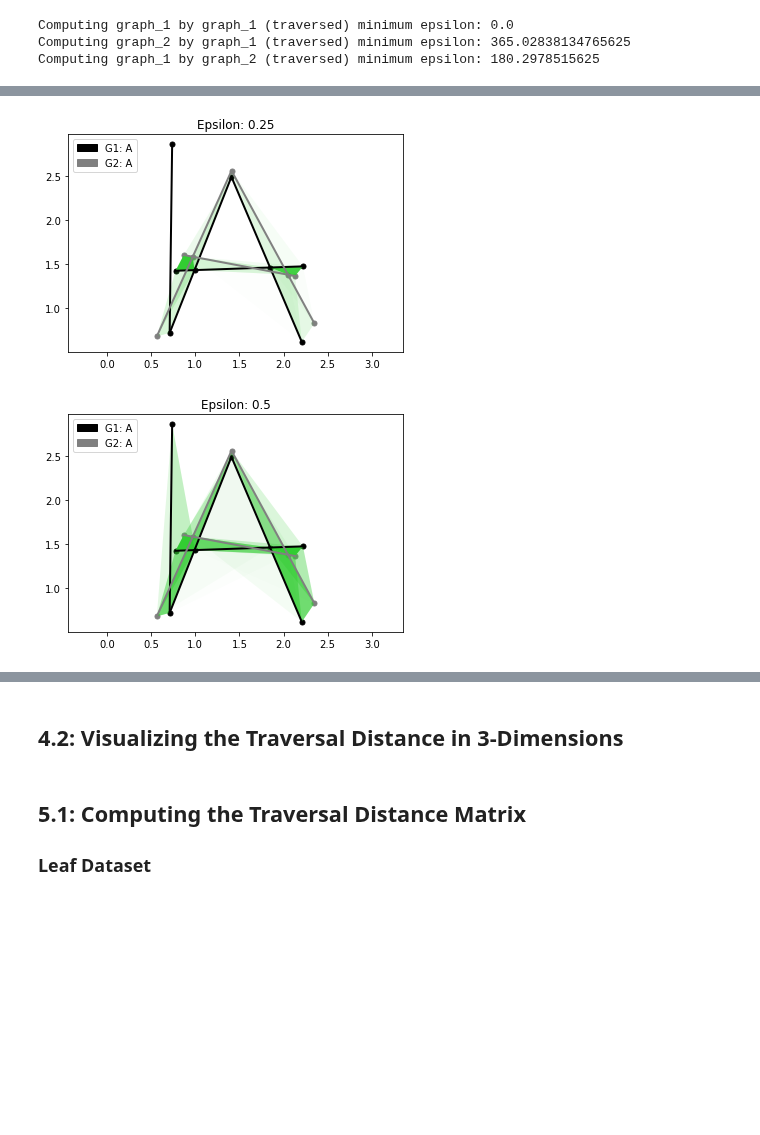
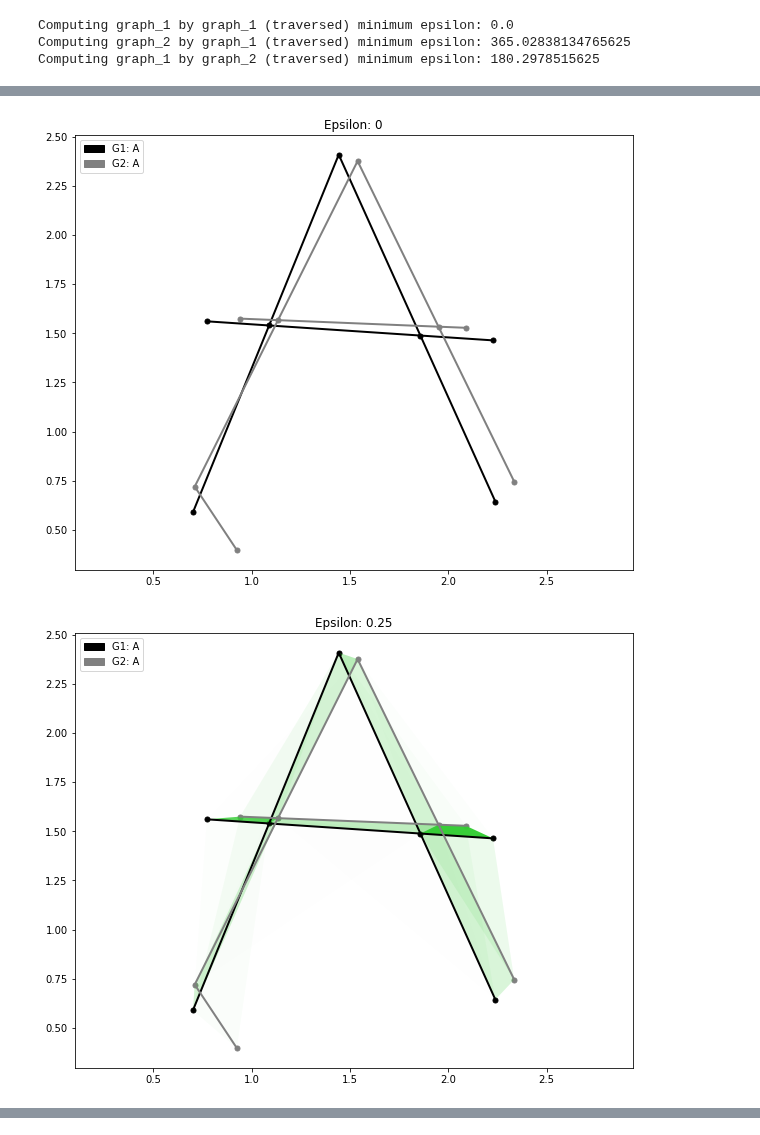
Before and after one commit to compgeomTU/will_rodman_thesis, a Jupyter notebook: progress_report_2.ipynb, the cells around one changed output, grey strips where cells are left out. Drawn from its saved outputs; the diff is of its cells as text; code cells hidden in the pictures; blank space fills up the shorter version.

```diff
--- a/progress_report_2.ipynb
+++ b/progress_report_2.ipynb
@@ -318,5 +328,6 @@ Computing graph_1 by graph_2 (traversed) minimum epsilon: 0.14495849609375
 # %%
-for epsilon in  [200, 300, 400]:
+for epsilon in  [0, 150, 300, 450]:
     visual = Visualize(graph_1, graph_2, epsilon=epsilon)
-    visual.plot_freespace()
+    fig, ax = visual.plot_freespace()
+    fig.set_size_inches(10, 8)
 # %% [output]
@@ -326,7 +340,8 @@ for epsilon in  [200, 300, 400]:
 # %%
-for epsilon in [0.25, 0.5, 0.75]:
+for epsilon in [0, 0.25, 0.5, 0.75]:
     visual = Visualize(graph_3, graph_4, epsilon=epsilon)
-    visual.plot_freespace()
+    fig, ax = visual.plot_freespace()
+    fig.set_size_inches(10, 8)
 # %% [output]
-[figure, old version]
+[figure, new version]
-[figure, old version]
+[figure, new version]
@@ -334,6 +349,0 @@ for epsilon in [0.25, 0.5, 0.75]:
-# %% [markdown]
-## 4.2: Visualizing the Traversal Distance in 3-Dimensions
-# %% [markdown]
-## 5.1: Computing the Traversal Distance Matrix
-
-### Leaf Dataset
```
Also changed, not shown: parts of 21 cells of this notebook, 3 other files.
